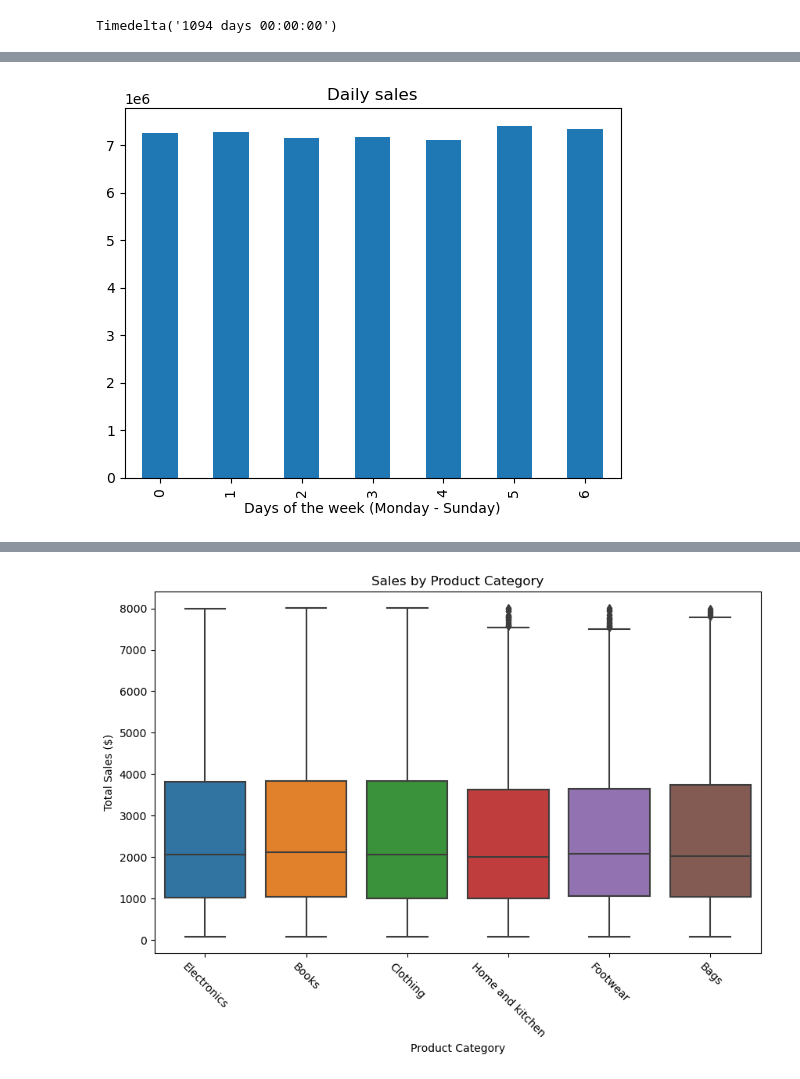
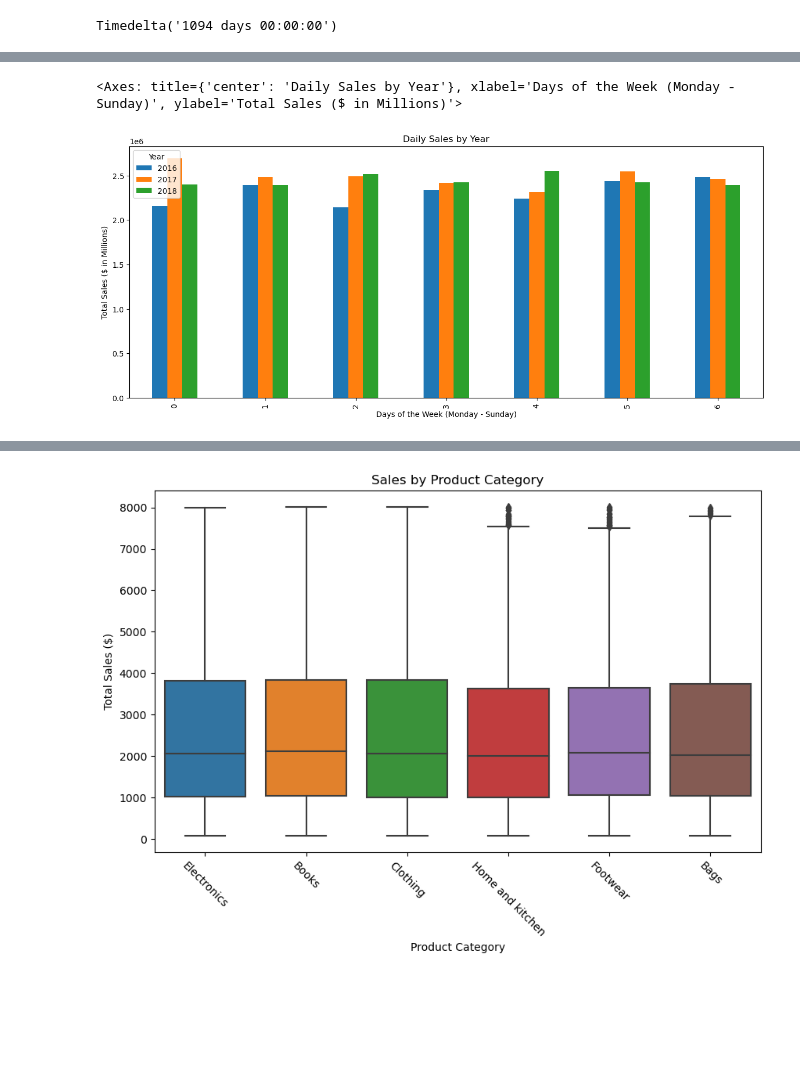
Before and after one commit to PilatusPy/Capstone-II, a Jupyter notebook: store_project/2.1_data_analysis.ipynb, the cells around one changed output, grey strips where cells are left out. Cells and saved outputs as stored; diff of their text form; code cells hidden in the pictures; blank space fills up the shorter version.

Commit message:
1, 2  new visual

```diff
--- a/store_project/2.1_data_analysis.ipynb
+++ b/store_project/2.1_data_analysis.ipynb
@@ -105,7 +115,11 @@ plt.show()
 # %%
-#Plot total daily sales
-df.groupby('DayOfWeek')['Total_Amt'].sum().plot(kind='bar', title='Daily sales', xlabel='Days of the week (Monday - Sunday)')
-plt.show()
+#pivot plot All three Years daily Sales on one plot
+
+pivot_sales = pd.pivot_table(df, values='Total_Amt', index='DayOfWeek', columns='Year', aggfunc='sum')
+pivot_sales.plot(figsize=(15,6),kind='bar', title="Daily Sales by Year",
+                 xlabel='Days of the Week (Monday - Sunday)',
+                 ylabel='Total Sales ($ in Millions)')
 # %% [output]
+<Axes: title={'center': 'Daily Sales by Year'}, xlabel='Days of the Week (Monday - Sunday)', ylabel='Total Sales ($ in Millions)'>
-[figure, old version]
+[figure, new version]
 # %%
```
Also changed, not shown: parts of 8 cells of this notebook, 1 other file.
